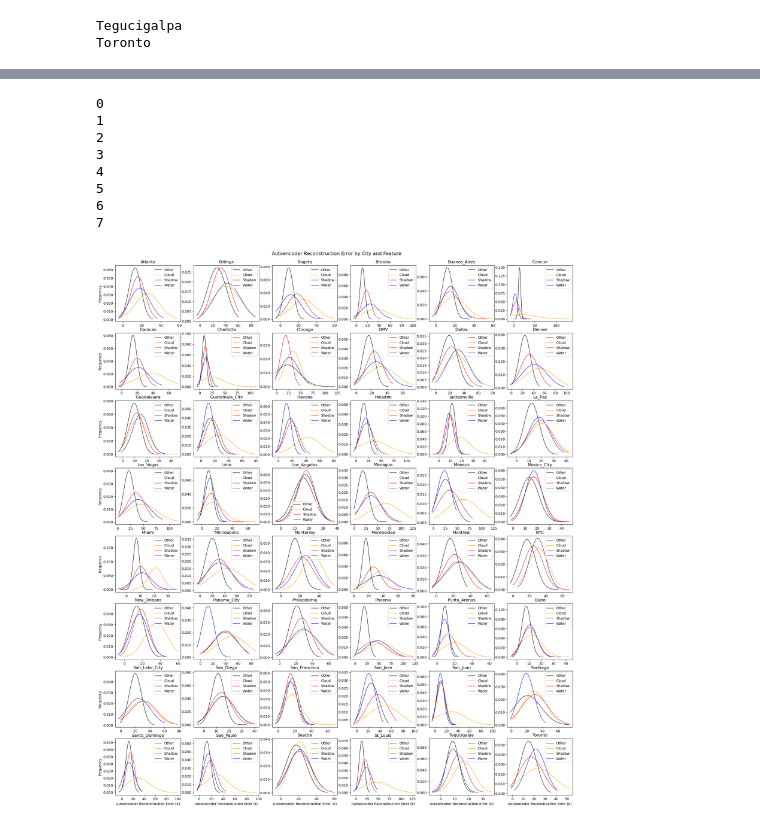
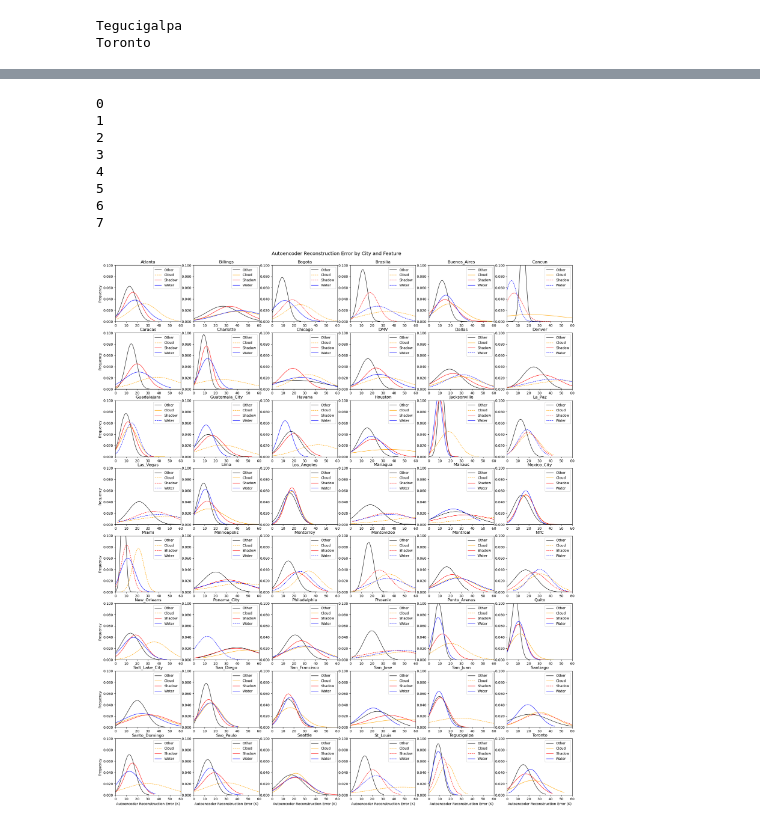
Before and after one commit to jstarfeldt/ML_UH_datasets, a Jupyter notebook: Jon_dataset_code/autoencoder.ipynb, the cells around one changed output, grey strips where cells are left out. Drawn from its saved outputs; the diff is of its cells as text; code cells hidden in the pictures.

```diff
--- a/Jon_dataset_code/autoencoder.ipynb
+++ b/Jon_dataset_code/autoencoder.ipynb
@@ -843,38 +799,63 @@ fig.set_size_inches(24, 28)
 plt.subplots_adjust(hspace=0.2)
 
 for i in range(8):
     print(i)
     for j in range(6):
         city = cities[i*6+j]
-        overall_x, overall_pdf = get_pdf(overall_losses_all_city[i*6+j])
-        cloud_x, cloud_pdf = get_pdf(cloud_losses_all_city[i*6+j])
-        shadow_x, shadow_pdf = get_pdf(shadow_losses_all_city[i*6+j])
-        water_x, water_pdf = get_pdf(water_losses_all_city[i*6+j])
+        overall_losses = overall_losses_all_city[i*6+j]
+        overall_x, overall_pdf = get_pdf(overall_losses)
+        cloud_losses = cloud_losses_all_city[i*6+j]
+        cloud_x, cloud_pdf = get_pdf(cloud_losses)
+        shadow_losses = shadow_losses_all_city[i*6+j]
+        shadow_x, shadow_pdf = get_pdf(shadow_losses)
+        water_losses = water_losses_all_city[i*6+j]
+        water_x, water_pdf = get_pdf(water_losses)
 
+        # Run Mann-Whitney tests for difference of distribution for each feature
+        cloud_p_value = stats.mannwhitneyu(overall_losses, cloud_losses, nan_policy='omit').pvalue
+        shadow_p_value = stats.mannwhitneyu(overall_losses, shadow_losses, nan_policy='omit').pvalue
+        water_p_value = stats.mannwhitneyu(overall_losses, water_losses, nan_policy='omit').pvalue
+
+        # Plot PDFs of each feature
         axs[i,j].plot(overall_x, overall_pdf, color='k', linewidth=1, label='Other')
-        axs[i,j].plot(cloud_x, cloud_pdf, color='orange', linewidth=1, label='Cloud')
-        axs[i,j].plot(shadow_x, shadow_pdf, color='r', linewidth=1, label='Shadow')
-        axs[i,j].plot(water_x, water_pdf, color='b', linewidth=1, label='Water')
+        if cloud_p_value < 0.05:
+            axs[i,j].plot(cloud_x, cloud_pdf, color='orange', linewidth=1, label='Cloud', linestyle='dashed')
+        else:
+            axs[i,j].plot(cloud_x, cloud_pdf, color='orange', linewidth=1, label='Cloud')
+        if shadow_p_value < 0.05:
+            axs[i,j].plot(shadow_x, shadow_pdf, color='r', linewidth=1, label='Shadow', linestyle='dashed')
+        else:
+            axs[i,j].plot(shadow_x, shadow_pdf, color='r', linewidth=1, label='Shadow')
+        if water_p_value < 0.05:
+            axs[i,j].plot(water_x, water_pdf, color='b', linewidth=1, label='Water', linestyle='dashed')
+        else:
+            axs[i,j].plot(water_x, water_pdf, color='b', linewidth=1, label='Water')
         axs[i,j].legend()
         axs[i,j].set_title(city)
 
         # Format y-axis ticks to 3 decimal places
         formatter_y = mticker.StrMethodFormatter("{x:.3f}")
         axs[i,j].yaxis.set_major_formatter(formatter_y)
+        axs[i,j].set_xlim(left=0, right=60)
+        axs[i,j].set_xticks(np.arange(0, 61, 10))
+        axs[i,j].set_ylim(bottom=0, top=0.1)
+        axs[i,j].set_yticks(np.arange(0, 0.11, 0.02))
 
         if j == 0:
             axs[i,j].set_ylabel('Frequency')
         if i == 7:
             axs[i,j].set_xlabel('Autoencoder Reconstruction Error (K)')
 
         plt.suptitle('Autoencoder Reconstruction Error by City and Feature', y=0.9, fontsize=14)
+
+fig.savefig('/glade/work/jstarfeldt/autoencoder/Feature_reconstruction_error.svg', transparent=True, bbox_inches='tight')
 # %% [output]
 0
 1
 2
 3
 4
 5
 6
 7
-[figure, old version]
+[figure, new version]
```
Also changed, not shown: parts of 8 cells of this notebook, 2 other files.
